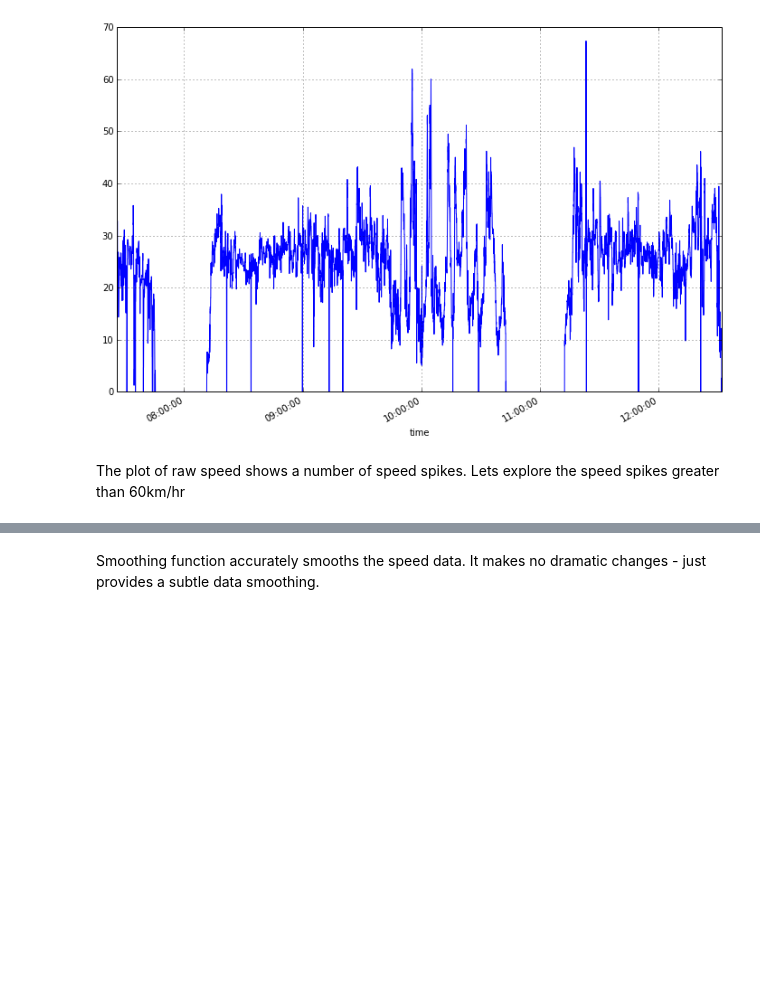
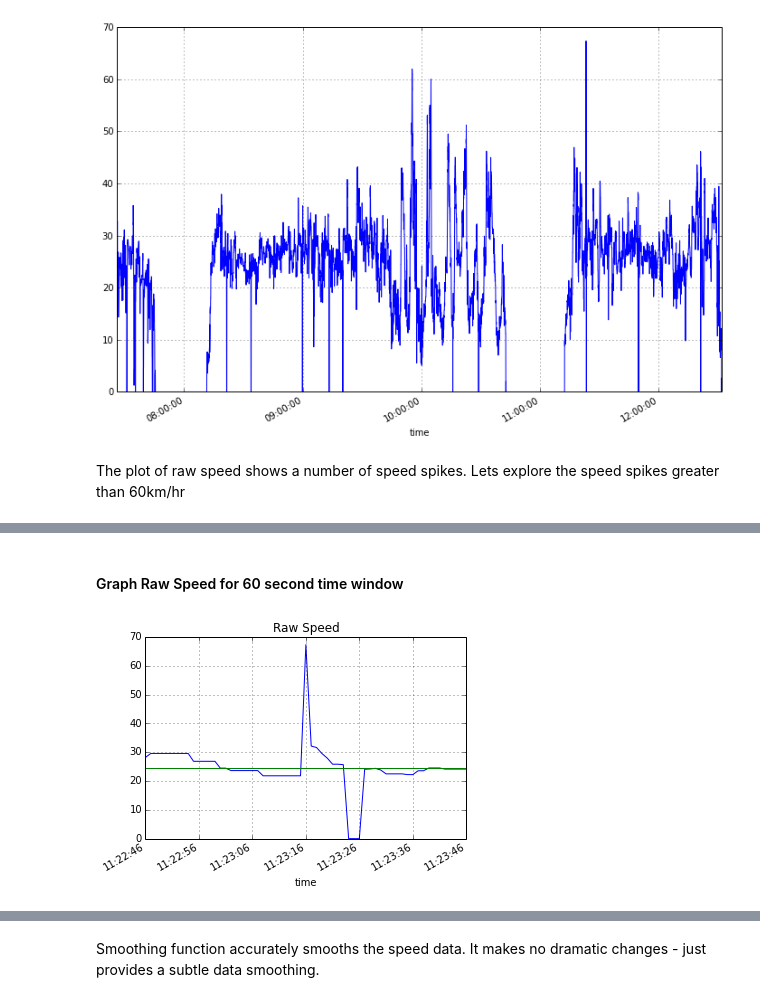
Before and after one commit to patclaffey/docker_jupyter, a Jupyter notebook: notebooks/speed.ipynb, the cells around one changed output, grey strips where cells are left out. Drawn from its saved outputs; the diff is of its cells as text; code cells hidden in the pictures; blank space fills up the shorter version.

```diff
--- a/notebooks/speed.ipynb
+++ b/notebooks/speed.ipynb
@@ -176,13 +111,0 @@ It consists of 60 data points for a minute time interval
-# %%
-# Here we define the width of the time window in seconds
-time_window_seconds = 60
-
-# Find the start and end time indexes for the window
-index_start, index_end = get_window_range(df, index_max_speed1, time_window_seconds)
-
-avg_speed = df['speed_raw_ts'][ index_start: index_end ].mean()
-max_speed = df['speed_raw_ts'][ index_start: index_end ].max()
-
-plt.figure();
-df['speed_raw_ts'][ index_start : index_end  ].plot(figsize=(12,4),)
-_ = plt.axhline(avg_speed, color='g')
@@ -221,13 +111,0 @@ As can be seen the smoothing function has a dramatic impact on the peak speed -i
-# %%
-# Here we define the width of the time window in seconds
-time_window_seconds = 60
-
-# Find the start and end time indexes for the window
-index_start, index_end = get_window_range(df, index_max_speed2, time_window_seconds)
-
-avg_speed = df['speed_raw_ts'][ index_start: index_end ].mean()
-
-
-plt.figure();
-df['speed_raw_ts'][ index_start : index_end  ].plot(figsize=(12,4),)
-_ = plt.axhline(avg_speed, color='g')
@@ -270,0 +156,23 @@ _ = plt.axhline(avg_speed, color='g')
+# %%
+#store this time point in variable time_point_1
+time_point_1 = \
+            df[ df['speed_raw_ts'] > 60.0].sort(columns = ['speed_raw_ts'],
+                        ascending = False).index[0:1][0]
+# %% [markdown]
+#### Graph Raw Speed for 60 second time window
+# %%
+# define the width of the time window in seconds
+time_window_seconds = 60
+
+# Find the start and end time indexes for the window
+index_start, index_end = get_window_range(df, time_point_1, time_window_seconds)
+
+avg_speed = df['speed_raw_ts'][ index_start: index_end ].mean()
+max_raw_speed = df['speed_raw_ts'][ index_start: index_end ].max()
+
+plt.figure()
+plt.title('Raw Speed')
+df['speed_raw_ts'][ index_start : index_end  ].plot(figsize=(5.75,4),)
+_ = plt.axhline(avg_speed, color='g')
+# %% [output]
+[figure, added]
```
Also changed, not shown: parts of 57 cells of this notebook, 1 other file.
